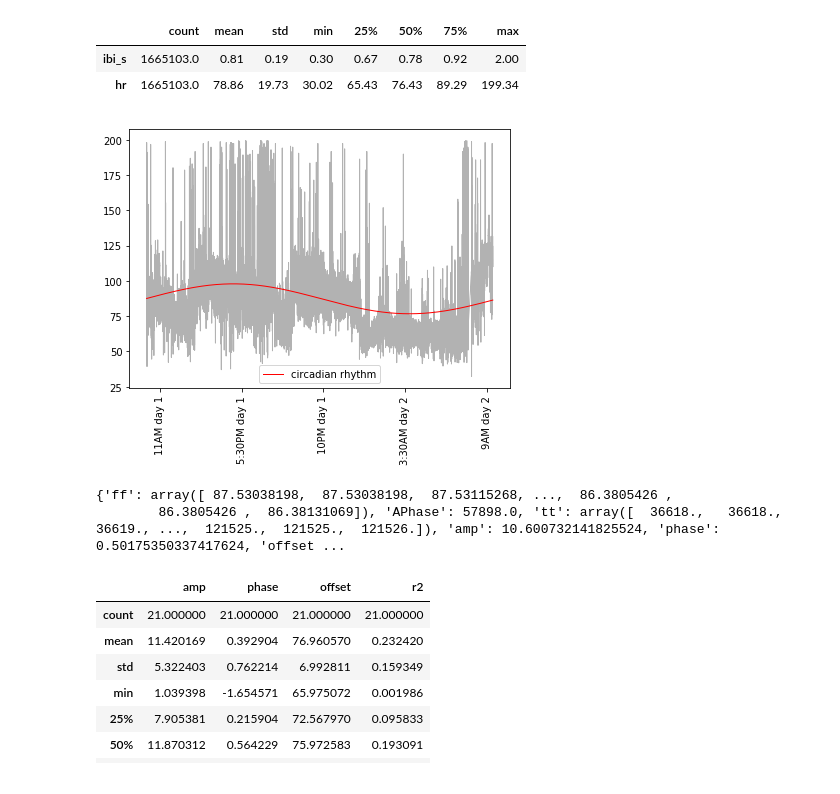
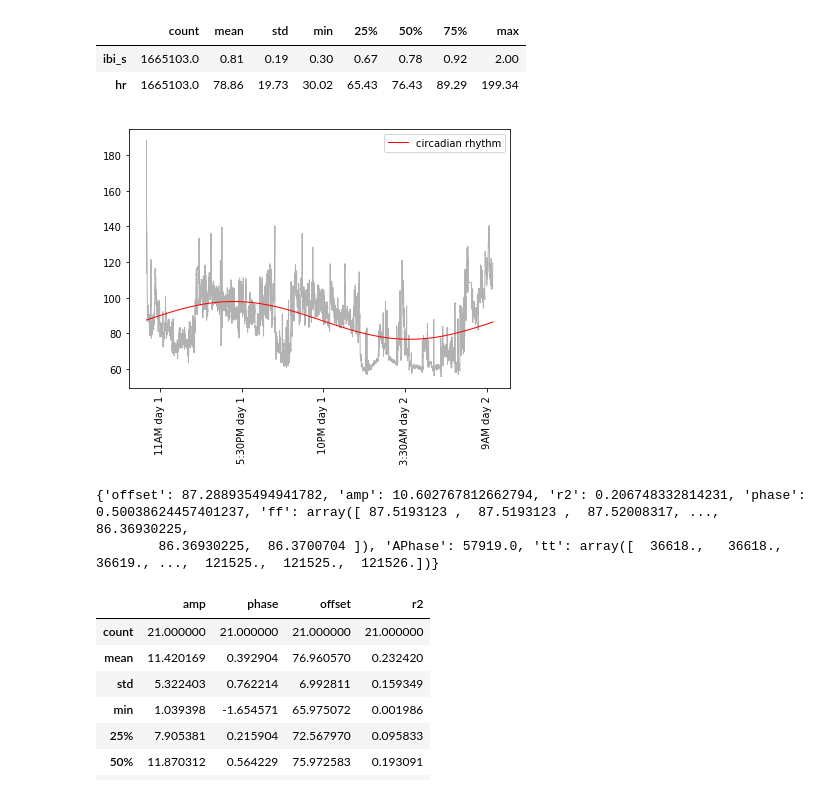
Before and after one commit to RossiAlessio/MMASH, a Jupyter notebook: Code_MMASH.ipynb, the cells around one changed output. Cells and saved outputs as stored; diff of their text form; code cells hidden in the pictures.

```diff
--- a/Code_MMASH.ipynb
+++ b/Code_MMASH.ipynb
@@ -252,12 +264,12 @@ df_rr[['ibi_s','hr']].describe().T.round(2) # Descriptive statistics
 | hr | 1665103.0 | 78.86 | 19.73 | 30.02 | 65.43 | 76.43 | 89.29 | 199.34 |
 # %%
 df_user_example = df_rr[df_rr['user']=='user_1'].dropna()
-res_single = circadian.fit_sin(df_user_example['timestamp'],df_user_example['hr'],plot=True) # fit single component cosinor curves
+res_single = circadian.fit_sin(df_user_example['timestamp'],df_user_example['hr'].rolling(60,min_periods=1).mean(),plot=True) # fit single component cosinor curves
 print(res_single)
 # %% [output]
-[figure, old version]
+[figure, new version]
-{'ff': array([ 87.53038198,  87.53038198,  87.53115268, ...,  86.3805426 ,
-        86.3805426 ,  86.38131069]), 'APhase': 57898.0, 'tt': array([  36618.,   36618.,   36619., ...,  121525.,  121525.,  121526.]), 'amp': 10.600732141825524, 'phase': 0.50175350337417624, 'offset ...
+{'offset': 87.288935494941782, 'amp': 10.602767812662794, 'r2': 0.206748332814231, 'phase': 0.50038624457401237, 'ff': array([ 87.5193123 ,  87.5193123 ,  87.52008317, ...,  86.36930225,
+        86.36930225,  86.3700704 ]), 'APhase': 57919.0, 'tt': array([  36618.,   36618.,   36619., ...,  121525.,  121525.,  121526.])}
 # %%
 # Single component cosinor analysis
 results = {}
```
Also changed, not shown: parts of 5 cells of this notebook.
